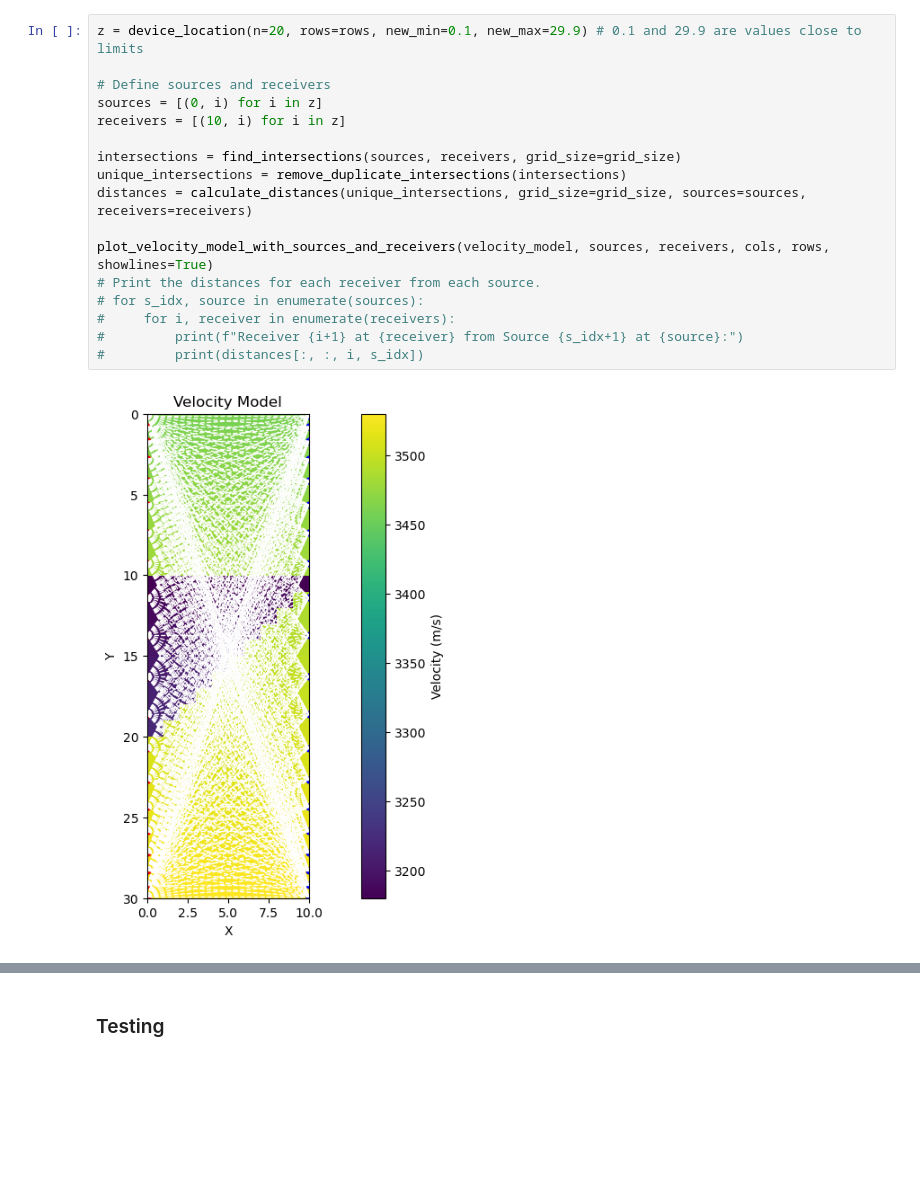
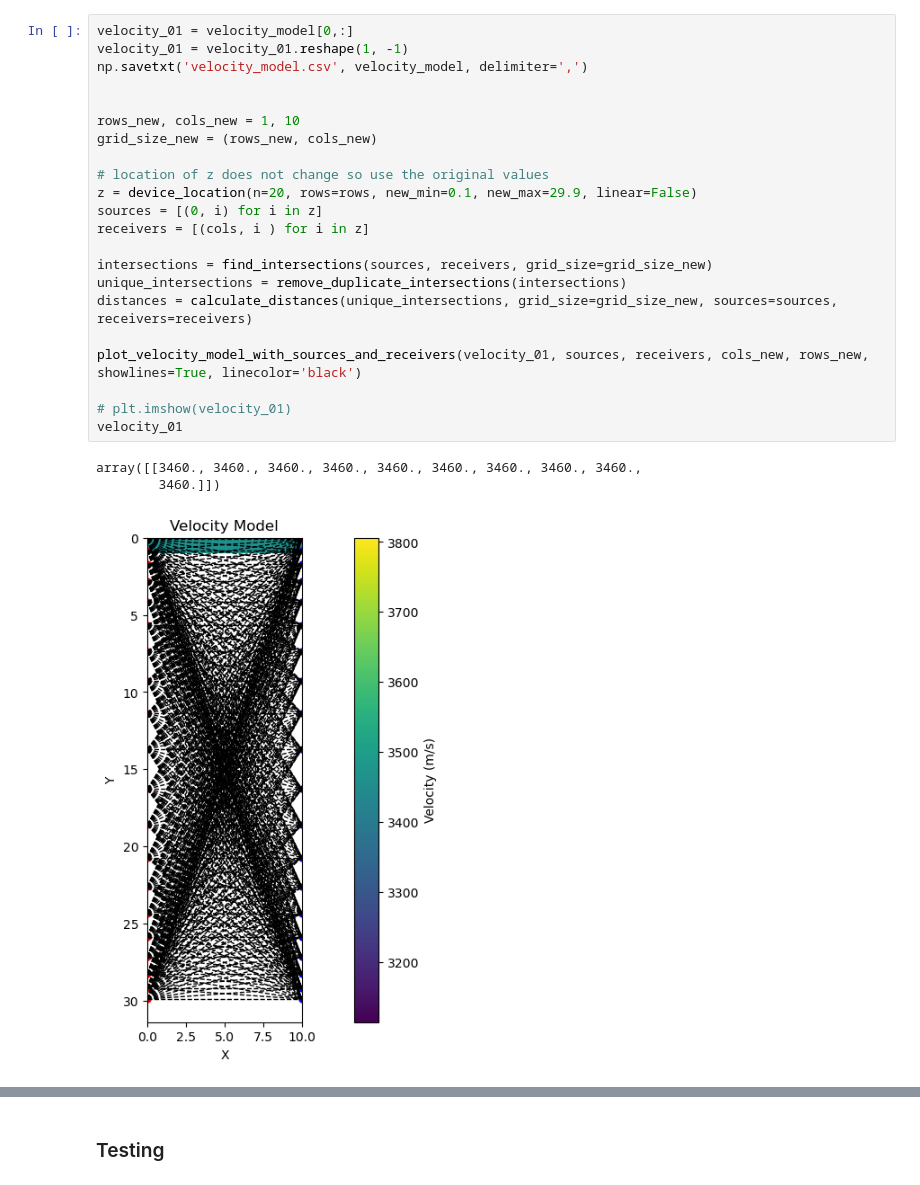
Before and after one commit to x-repos/traveltime-inversion-annealing, a Jupyter notebook: borehole30x10-linear copy 2.ipynb, the cells around one changed output, grey strips where cells are left out. Saved outputs shown, nothing was run; the diff lists cells and outputs as text; blank space fills up the shorter version.

```diff
--- a/borehole30x10-linear copy 2.ipynb
+++ b/borehole30x10-linear copy 2.ipynb
@@ -208,19 +211,26 @@ plot_velocity_model_with_sources_and_receivers(velocity_model, sources, receiver
 # %%
-z = device_location(n=20, rows=rows, new_min=0.1, new_max=29.9) # 0.1 and 29.9 are values close to limits
+velocity_01 = velocity_model[0,:]
+velocity_01 = velocity_01.reshape(1, -1)
+np.savetxt('velocity_model.csv', velocity_model, delimiter=',')
 
-# Define sources and receivers
+
+rows_new, cols_new = 1, 10
+grid_size_new = (rows_new, cols_new)
+
+# location of z does not change so use the original values
+z = device_location(n=20, rows=rows, new_min=0.1, new_max=29.9, linear=False)
 sources = [(0, i) for i in z]
-receivers = [(10, i) for i in z]
+receivers = [(cols, i ) for i in z]
 
-intersections = find_intersections(sources, receivers, grid_size=grid_size)
+intersections = find_intersections(sources, receivers, grid_size=grid_size_new)
 unique_intersections = remove_duplicate_intersections(intersections)
-distances = calculate_distances(unique_intersections, grid_size=grid_size, sources=sources, receivers=receivers)
+distances = calculate_distances(unique_intersections, grid_size=grid_size_new, sources=sources, receivers=receivers)
 
-plot_velocity_model_with_sources_and_receivers(velocity_model, sources, receivers, cols, rows, showlines=True)
-# Print the distances for each receiver from each source.
-# for s_idx, source in enumerate(sources):
-#     for i, receiver in enumerate(receivers):
-#         print(f"Receiver {i+1} at {receiver} from Source {s_idx+1} at {source}:")
-#         print(distances[:, :, i, s_idx])
+plot_velocity_model_with_sources_and_receivers(velocity_01, sources, receivers, cols_new, rows_new, showlines=True, linecolor='black')
+
+# plt.imshow(velocity_01)
+velocity_01
 # %% [output]
+array([[3460., 3460., 3460., 3460., 3460., 3460., 3460., 3460., 3460.,
+        3460.]])
-[figure, old version]
+[figure, new version]
```
Also changed, not shown: parts of 12 cells of this notebook, 7 other files.
